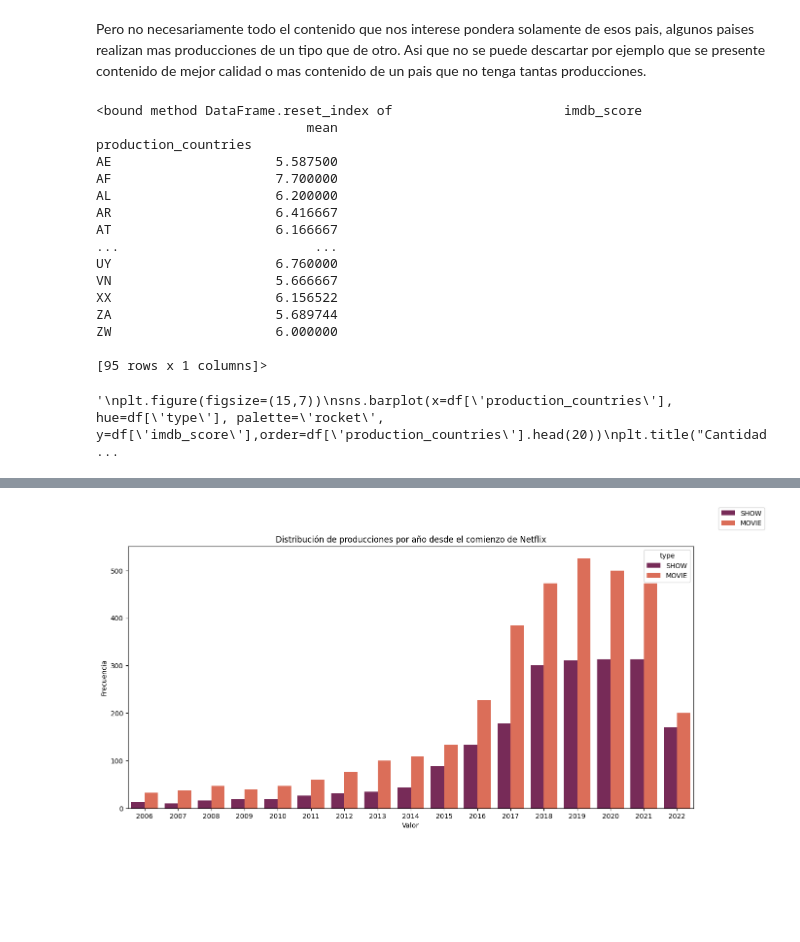
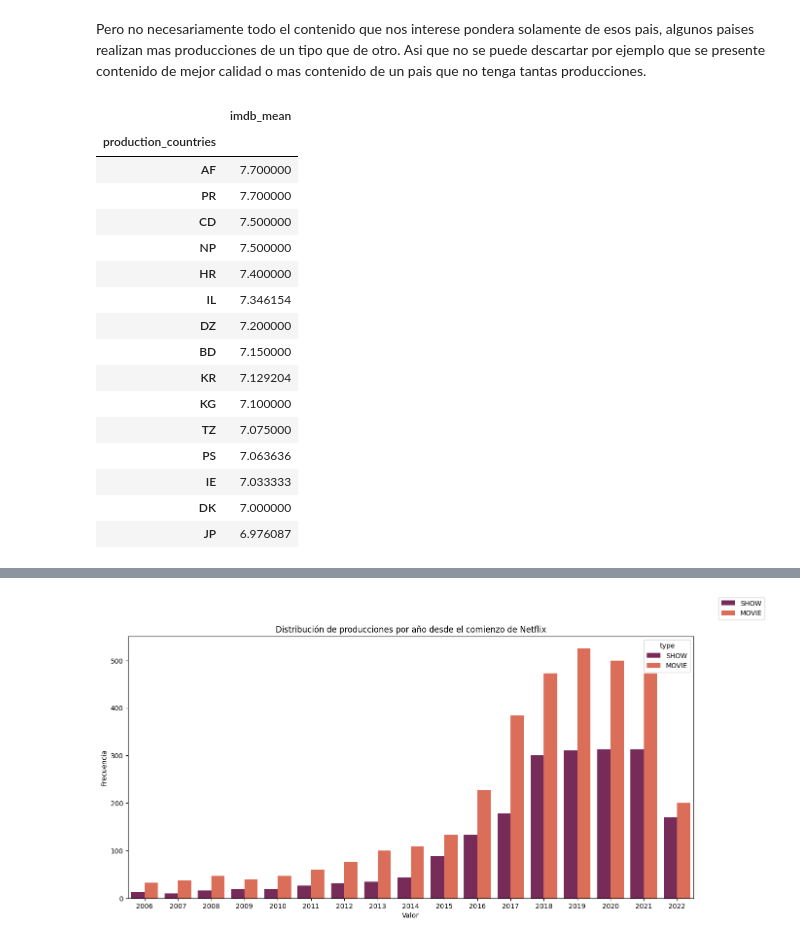
Before and after one commit to EzeSpk-Org/Proyecto_Final_Grupo3_DS29765, a Jupyter notebook: Entrega_1_Taberner-Garcia.ipynb, the cells around one changed output, grey strips where cells are left out. Saved outputs shown, nothing was run; the diff lists cells and outputs as text; code cells hidden in the pictures; blank space fills up the shorter version.

```diff
--- a/Entrega_1_Taberner-Garcia.ipynb
+++ b/Entrega_1_Taberner-Garcia.ipynb
@@ -104,41 +121,25 @@ plt.show()
 # %% [markdown]
 Pero no necesariamente todo el contenido que nos interese pondera solamente de esos pais, algunos paises realizan mas producciones de un tipo que de otro. Asi que no se puede descartar por ejemplo que se presente contenido de mejor calidad o mas contenido de un pais que no tenga tantas producciones.
-# %%
-#Plot calidad de prod por pais
-
-"""
-Fer. Aca hay que hacer el EDA donde se haga la calidad de las producciones en promedio de los 20 paises que mas producciones hacen.
-Seguramente lo tengo mal encarado.
-
-"""
-
-calidad_pp = df[['production_countries','imdb_score']].groupby('production_countries').agg(['mean']).reset_index
-#calidad_pp.sort_values(by='imdb_score')
-print(calidad_pp)
-
-"""
-plt.figure(figsize=(15,7))
-sns.barplot(x=df['production_countries'], hue=df['type'], palette='rocket', y=df['imdb_score'],order=df['production_countries'].head(20))
-plt.title("Cantidad de peliculas y series por Pais")
-plt.xlabel("Pais")
-plt.ylabel("Cantidad")
-plt.show()
-"""
-# %% [output]
-<bound method DataFrame.reset_index of                      imdb_score
-                           mean
-production_countries
-AE                     5.587500
-AF                     7.700000
-AL                     6.200000
-AR                     6.416667
-AT                     6.166667
-...                         ...
-UY                     6.760000
-VN                     5.666667
-XX                     6.156522
-ZA                     5.689744
-ZW                     6.000000
-
-[95 rows x 1 columns]>
-'\nplt.figure(figsize=(15,7))\nsns.barplot(x=df[\'production_countries\'], hue=df[\'type\'], palette=\'rocket\', y=df[\'imdb_score\'],order=df[\'production_countries\'].head(20))\nplt.title("Cantidad  ...
+# %%
+#mejores promedios de imdb por paises
+calidad_pp = df[['imdb_score','production_countries']]
+imdb_pp = calidad_pp.groupby(['production_countries']).mean().sort_values(by ="imdb_score",ascending= False).head(15)
+imdb_pp.rename(columns={"imdb_score": "imdb_mean"})
+# %% [output]
+|  | imdb_mean |
+| production_countries |  |
+| AF | 7.700000 |
+| PR | 7.700000 |
+| CD | 7.500000 |
+| NP | 7.500000 |
+| HR | 7.400000 |
+| IL | 7.346154 |
+| DZ | 7.200000 |
+| BD | 7.150000 |
+| KR | 7.129204 |
+| KG | 7.100000 |
+| TZ | 7.075000 |
+| PS | 7.063636 |
+| IE | 7.033333 |
+| DK | 7.000000 |
+| JP | 6.976087 |
```
Also changed, not shown: parts of 6 cells of this notebook.
